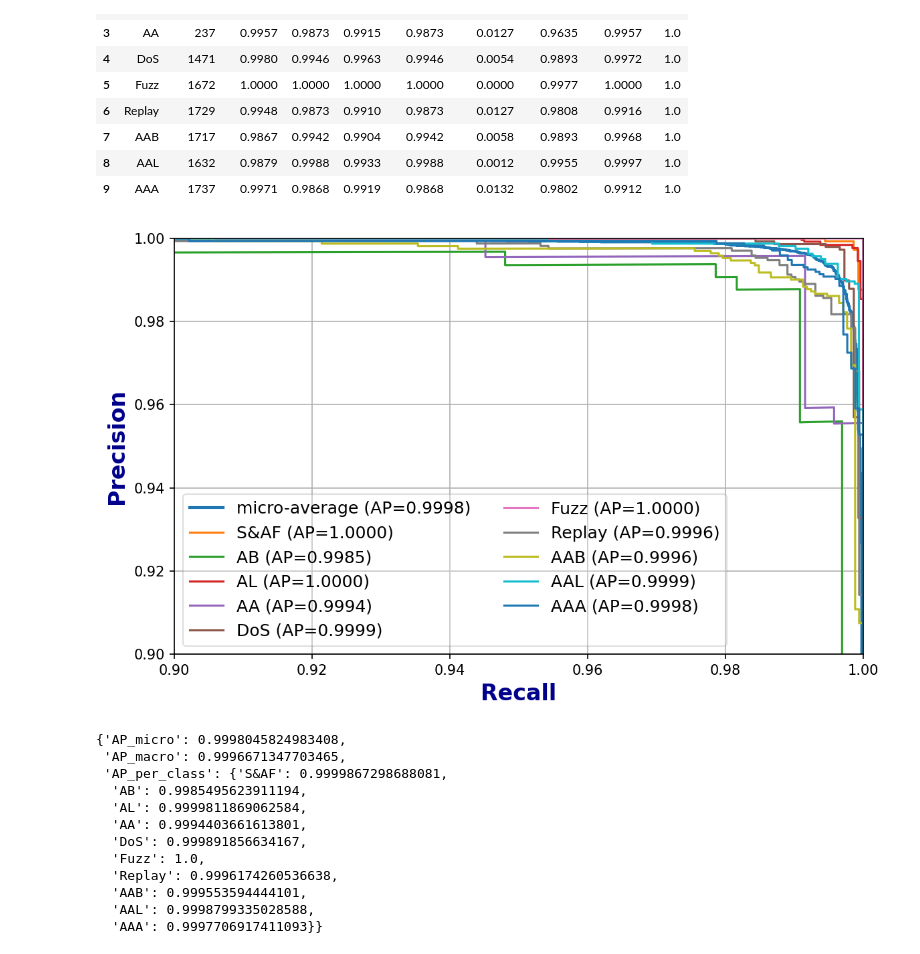
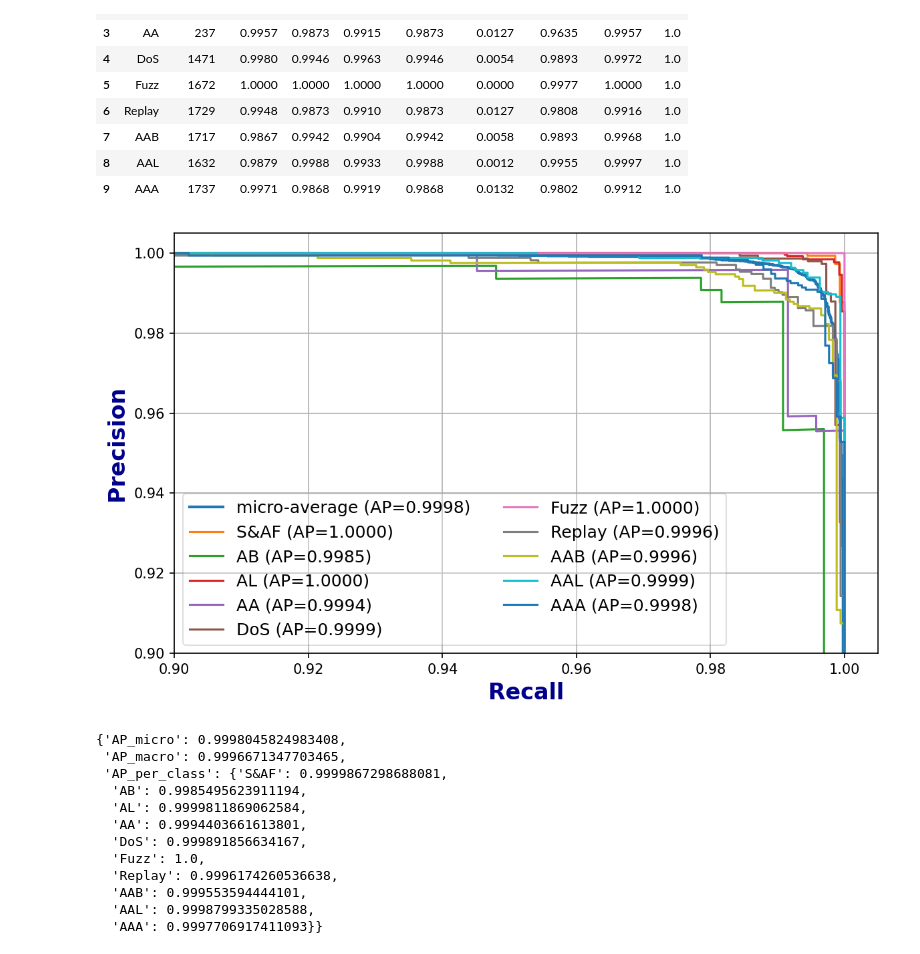
Before and after one commit to Arupreza/UISS, a Jupyter notebook: BEV_Manual_L_CNN.ipynb, the cells around one changed output. Cells and saved outputs as stored; diff of their text form; code cells hidden in the pictures.

```diff
--- a/BEV_Manual_L_CNN.ipynb
+++ b/BEV_Manual_L_CNN.ipynb
@@ -518,13 +515,14 @@ y_test, y_score = GetProbsAndLabels(model, test_loader, device)
 # %%
+y_test, y_score = GetProbsAndLabels(model, test_loader, device)
 PlotPRCurve(
     y_true=y_test,
     y_score=y_score,
     class_labels=["S&AF","AB","AL","AA","DoS","Fuzz","Replay","AAB","AAL","AAA"],
-    xlim=(0.90, 1.00),
-    ylim=(0.90, 1.00),
+    xlim=(0.90, 1.005),
+    ylim=(0.90, 1.005),
 )
 # %% [output]
-[figure, old version]
+[figure, new version]
 {'AP_micro': 0.9998045824983408,
  'AP_macro': 0.9996671347703465,
  'AP_per_class': {'S&AF': 0.9999867298688081,
```
Also changed, not shown: parts of 1 cell of this notebook, 1 other file.
